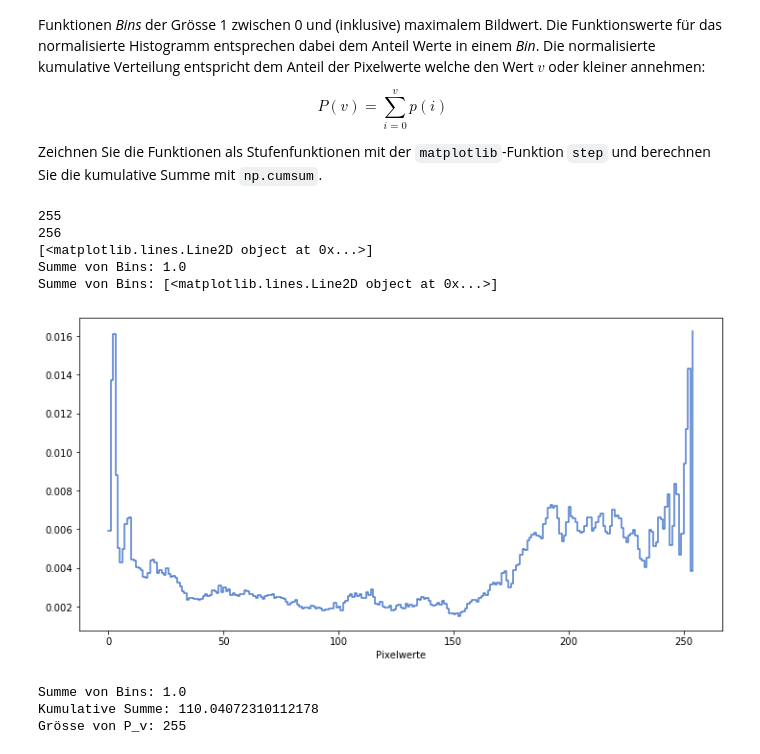
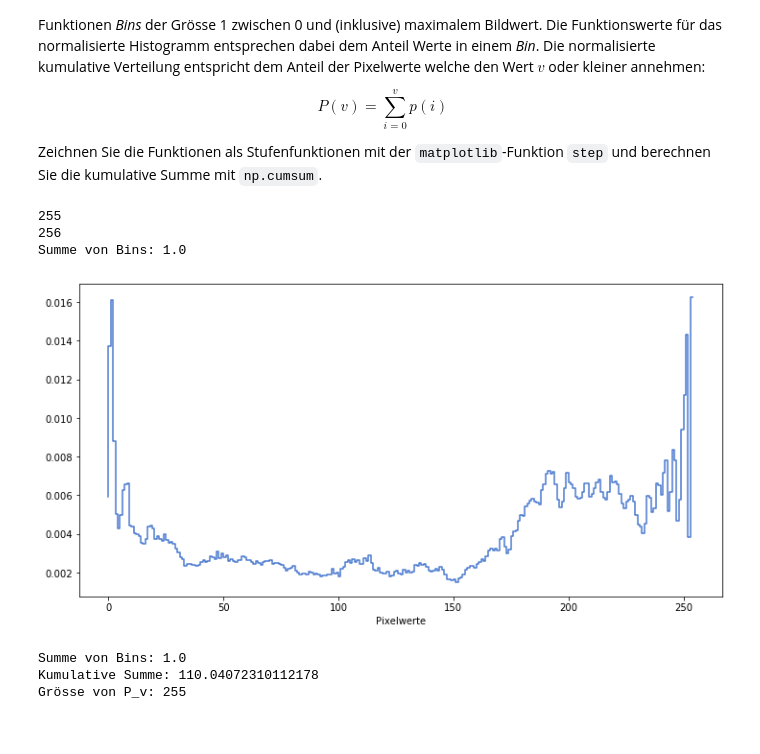
Before and after one commit to JuliaLauraMueller/dsp_hs2019, a Jupyter notebook: assignments/assignment07/exercise07.ipynb, the cells around one changed output. Drawn from its saved outputs; the diff is of its cells as text; code cells hidden in the pictures.

```diff
--- a/assignments/assignment07/exercise07.ipynb
+++ b/assignments/assignment07/exercise07.ipynb
@@ -244,24 +235,19 @@ Zeichnen Sie die Funktionen als Stufenfunktionen mit der `matplotlib`-Funktion `
 # %%
 # Normalisiertes Histogram
 fig, ax = plt.subplots(nrows=1, ncols=1, figsize=(12, 6)) # Figure-Grösse in Inches
 normalize, bins = np.histogram(np_image_example.ravel(), bins=255, range=(0.0, 255.0), density=True)
 print(normalize.size)
 print(bins.size)
 
-# Mit Step-Funktion zeichen
-p_v = plt.step(np.arange(0,255), normalize, where='post')
-print(p_v)
-
+# Mit Step-Funktion zeichnen
+p_v = plt.step(np.arange(0,255), normalize, where='pre')
 _ = ax.set_ylabel('')
 _ = ax.set_xlabel('Pixelwerte')
 
 print('Summe von Bins:', normalize.sum())
-print('Summe von Bins:', p_v)
 # %% [output]
 255
 256
-[<matplotlib.lines.Line2D object at 0x...>]
 Summe von Bins: 1.0
-Summe von Bins: [<matplotlib.lines.Line2D object at 0x...>]
-[figure, old version]
+[figure, new version]
 # %%
```
Also changed, not shown: parts of 18 cells of this notebook.
